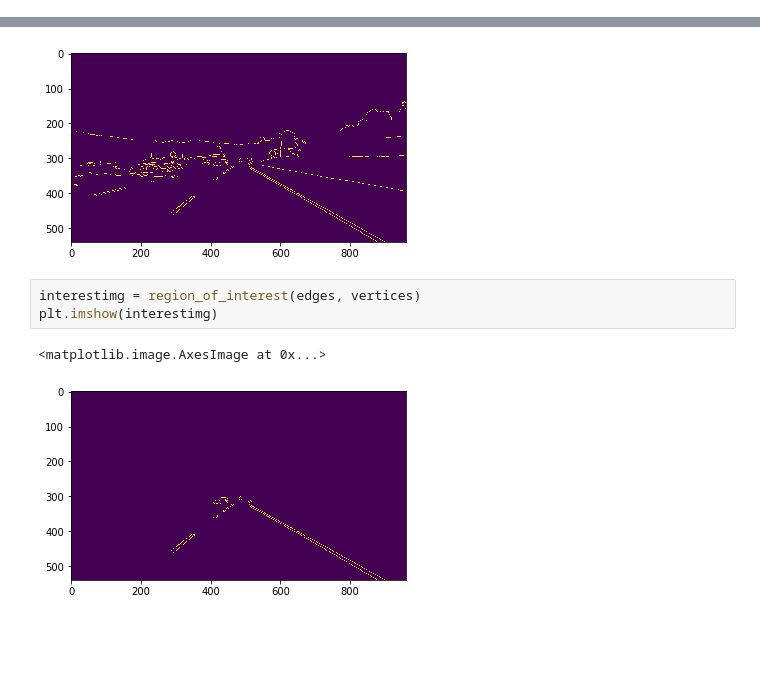
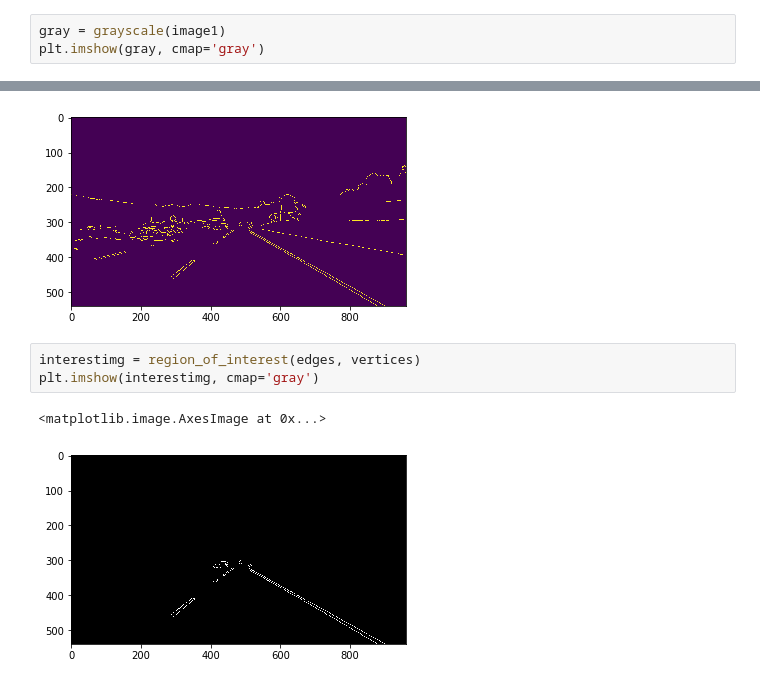
Before and after one commit to ashwanijha04/SelfDriveDIP, a Jupyter notebook: 01 - Lane Detection/01- Lane Detection.ipynb, the cells around one changed output, grey strips where cells are left out. Saved outputs shown, nothing was run; the diff lists cells and outputs as text; blank space fills up the shorter version.

```diff
--- a/01 - Lane Detection/01- Lane Detection.ipynb
+++ b/01 - Lane Detection/01- Lane Detection.ipynb
@@ -131,3 +153,6 @@ vertices = np.array([[(0,imshape[0]),(450, 290), (490, 300), (imshape[1],imshape
 imshape
 # %% [output]
 (540, 960, 3)
+# %%
+gray = grayscale(image1)
+plt.imshow(gray, cmap='gray')
@@ -145,10 +173,10 @@ plt.imshow(edges)
 [figure]
 # %%
 interestimg = region_of_interest(edges, vertices)
-plt.imshow(interestimg)
+plt.imshow(interestimg, cmap='gray')
 # %% [output]
 <matplotlib.image.AxesImage at 0x...>
-[figure, old version]
+[figure, new version]
 # %%
 theta = np.pi/180
 rho = 2
```
Also changed, not shown: parts of 17 cells of this notebook.
